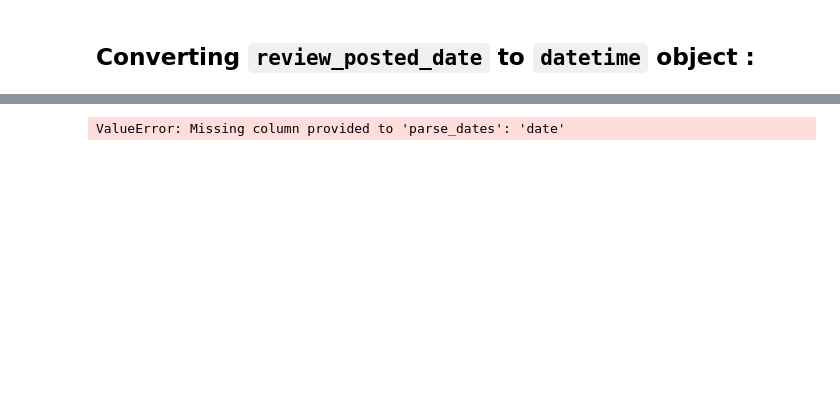
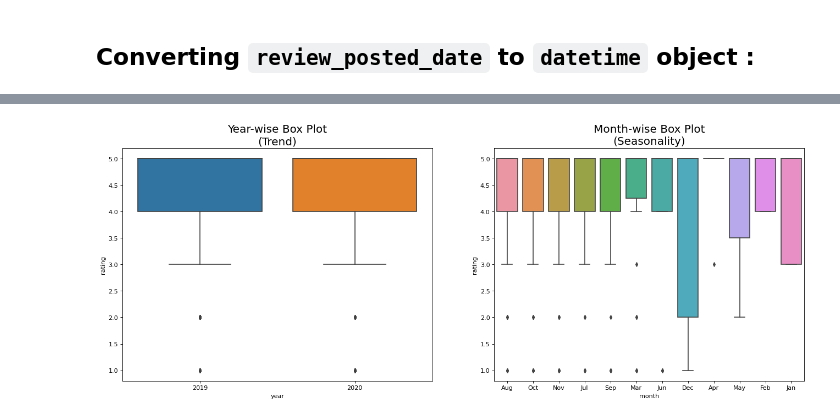
Before and after one commit to suryaptiwary/yogabar, a Jupyter notebook: Solution/analysis/exploratory_data_analysis.ipynb, the cells around one changed output, grey strips where cells are left out. Drawn from its saved outputs; the diff is of its cells as text; code cells hidden in the pictures; blank space fills up the shorter version.

```diff
--- a/Solution/analysis/exploratory_data_analysis.ipynb
+++ b/Solution/analysis/exploratory_data_analysis.ipynb
@@ -99,0 +78,5 @@ df_time.sample(10)
+# %%
+df_ts = pd.read_csv("D:/Yogabar/Solution/data/rating_time_series.csv" , parse_dates = ['date'], index_col = 'date')
+df_ts.reset_index(inplace=True)
+
+df_ts.sample(10)
@@ -100,21 +95,17 @@ df_time.sample(10)
 # %%
-df_time = pd.read_csv('D:/Yogabar/Solution/data/add_review_data.csv', parse_dates=['date'], index_col='date')
-df_time.reindex(columns = ['review_rating', 'review_posted_date'])
-df_time.reset_index(inplace = True)
+#prepare data
+df_ts['year'] = [d.year for d in df_ts.date]
+df_ts['month'] = [d.strftime('%b') for d in df_ts.date]
+years = df_ts['year'].unique()
 
-# Prepare data
-df_time['year'] = [d.year for d in df_time.date]
-df_time['month'] = [d.strftime('%b') for d in df_time.date]
-years = df_time['year'].unique()
+#construct lot
+fig, axes = plt.subplots(1, 2, figsize=(20,7), dpi= 80)
+sns.boxplot(x='year', y='rating', data=df_ts, ax=axes[0])
+sns.boxplot(x='month', y='rating', data=df_ts.loc[~df_ts.year.isin([2018, 2020]), :])
 
-# Draw Plot
-fig, axes = plt.subplots(1, 2, figsize=(20,7), dpi= 80)
-sns.boxplot(x='year', y='value', data=df_time, ax=axes[0])
-sns.boxplot(x='month', y='value', data=df_time.loc[~df_time.year.isin([2018, 2020]), :])
-
-# Set Title
-axes[0].set_title('Year-wise Box Plot\n(The Trend)', fontsize=18);
-axes[1].set_title('Month-wise Box Plot\n(The Seasonality)', fontsize=18)
+#set title
+axes[0].set_title('Year-wise Box Plot\n(Trend)', fontsize=18);
+axes[1].set_title('Month-wise Box Plot\n(Seasonality)', fontsize=18)
 plt.show()
 # %% [output]
-ValueError: Missing column provided to 'parse_dates': 'date'
+[figure, added]
```
Also changed, not shown: parts of 10 cells of this notebook, 2 other files.
